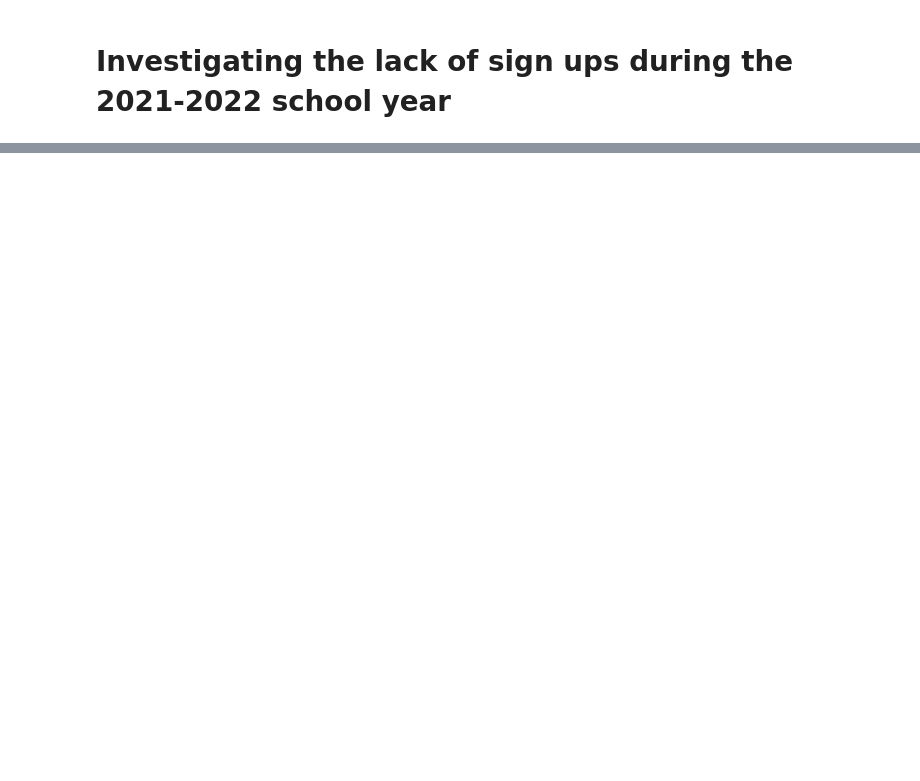
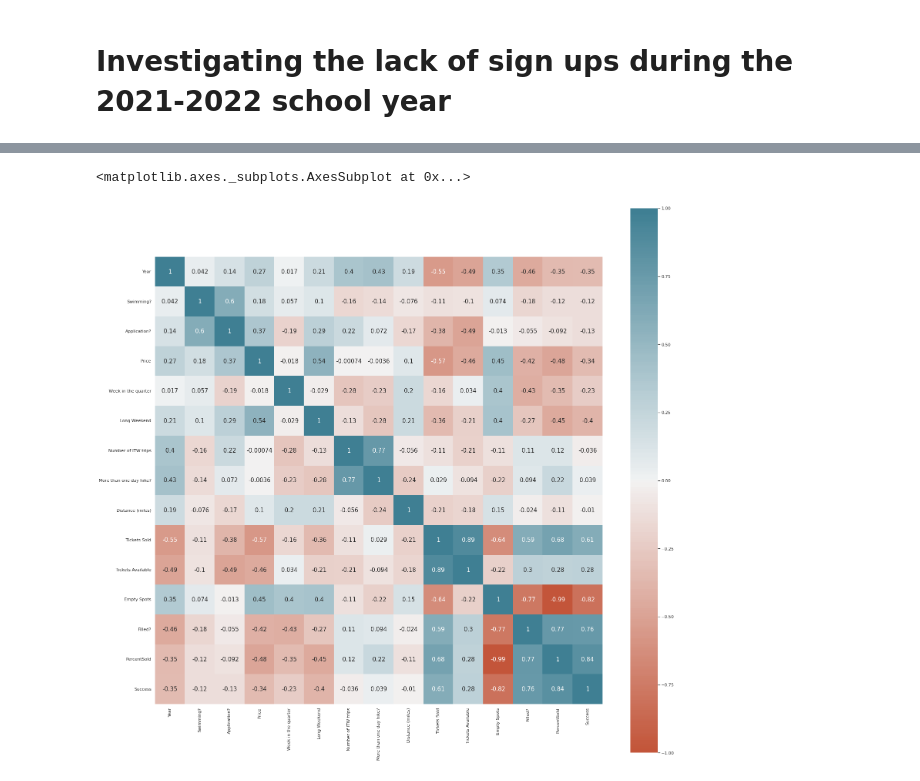
Before and after one commit to mnocerino23/Into-the-Wild, a Jupyter notebook: Day_Trips.ipynb, the cells around one changed output, grey strips where cells are left out. Cells and saved outputs as stored; diff of their text form; code cells hidden in the pictures; blank space fills up the shorter version.

```diff
--- a/Day_Trips.ipynb
+++ b/Day_Trips.ipynb
@@ -193,0 +196,2 @@ Text(0.5, 0, 'Trip Price (USD)')
+# %%
+day_hikes['Success'] = day_hikes['PercentSold'].apply(lambda x: 1 if x >= 0.85 else 0)
@@ -193,0 +210,18 @@ Text(0.5, 0, 'Trip Price (USD)')
+# %%
+#Use seaborn heatmap to visualize the correlation between day hike sign up and other features
+import numpy as np
+import seaborn as sns
+import matplotlib.pyplot as plt
+
+plt.subplots(figsize = (26,26))
+sns.heatmap(day_hikes.corr(),
+            vmin = -1,
+            vmax = 1,
+            center = 0,
+            cmap = sns.diverging_palette(20,220,n = 200),
+            annot = True, annot_kws = {'size': 15},
+            square = True
+            )
+# %% [output]
+<matplotlib.axes._subplots.AxesSubplot at 0x...>
+[figure, added]
```
Also changed, not shown: parts of 12 cells of this notebook.
